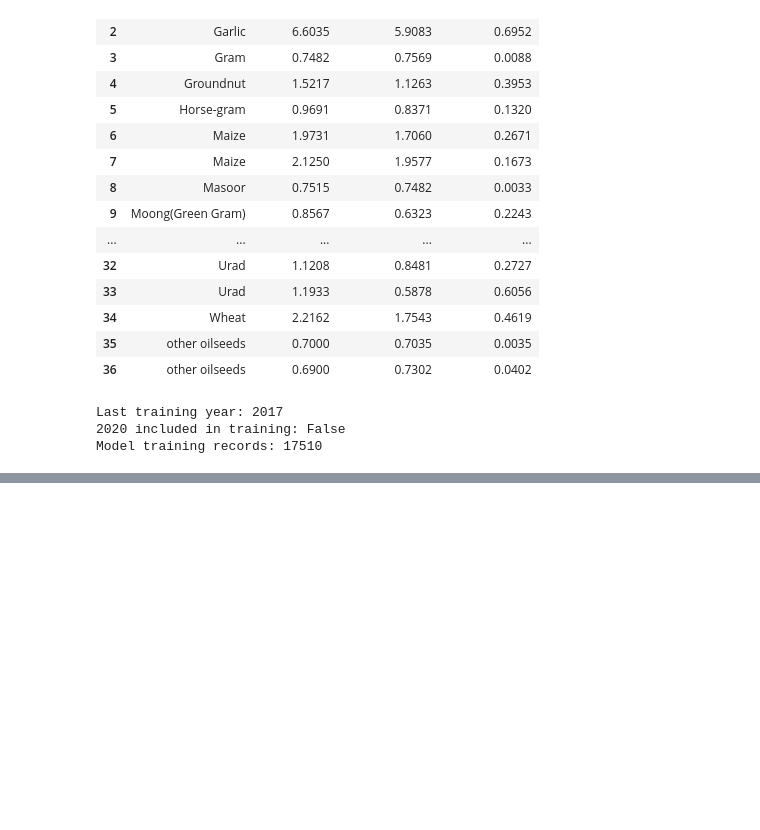
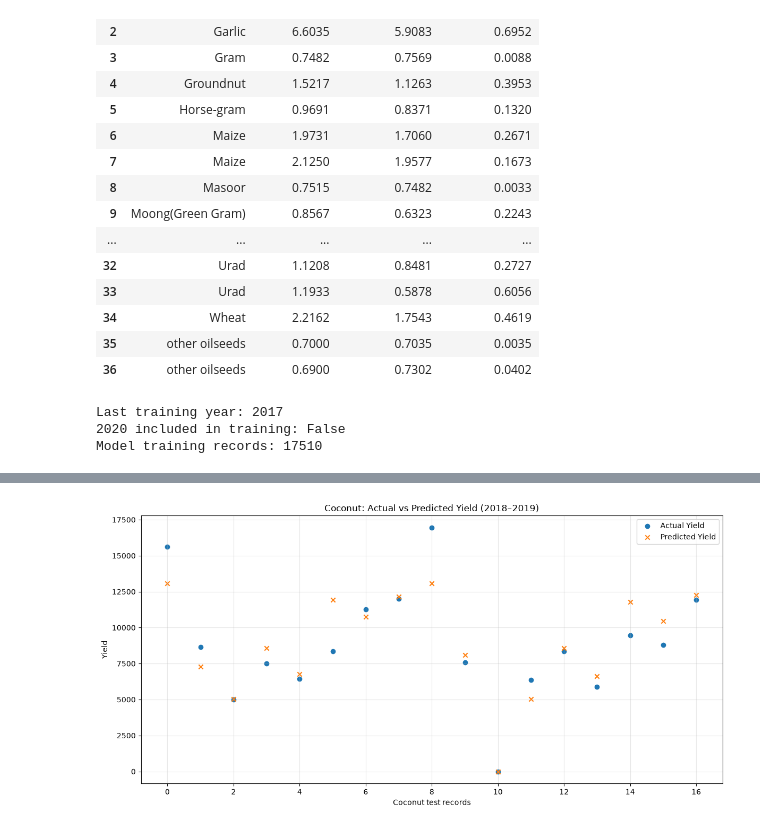
Before and after one commit to rohan24may/Crop-Yield-Analysis, a Jupyter notebook: notebooks/04_model_improvement.ipynb, the cells around one changed output, grey strips where cells are left out. Saved outputs shown, nothing was run; the diff lists cells and outputs as text; code cells hidden in the pictures; blank space fills up the shorter version.

```diff
--- a/notebooks/04_model_improvement.ipynb
+++ b/notebooks/04_model_improvement.ipynb
@@ -1157,0 +1883,33 @@ Model training records: 17510
+# %%
+
+# Visual comparison: actual vs predicted Coconut yield
+
+coconut_plot = coconut_eval.sort_values(
+    ["Crop_Year", "State"]
+).copy()
+
+plt.figure(figsize=(12, 6))
+
+plt.scatter(
+    range(len(coconut_plot)),
+    coconut_plot["Actual_Yield"],
+    label="Actual Yield",
+    marker="o"
+)
+
+plt.scatter(
+    range(len(coconut_plot)),
+    coconut_plot["Predicted_Yield"],
+    label="Predicted Yield",
+    marker="x"
+)
+
+plt.xlabel("Coconut test records")
+plt.ylabel("Yield")
+plt.title("Coconut: Actual vs Predicted Yield (2018–2019)")
+plt.legend()
+plt.grid(alpha=0.3)
+plt.tight_layout()
+plt.show()
+# %% [output]
+[figure, added]
```
Also changed, not shown: parts of 32 cells of this notebook, 6 other files.
